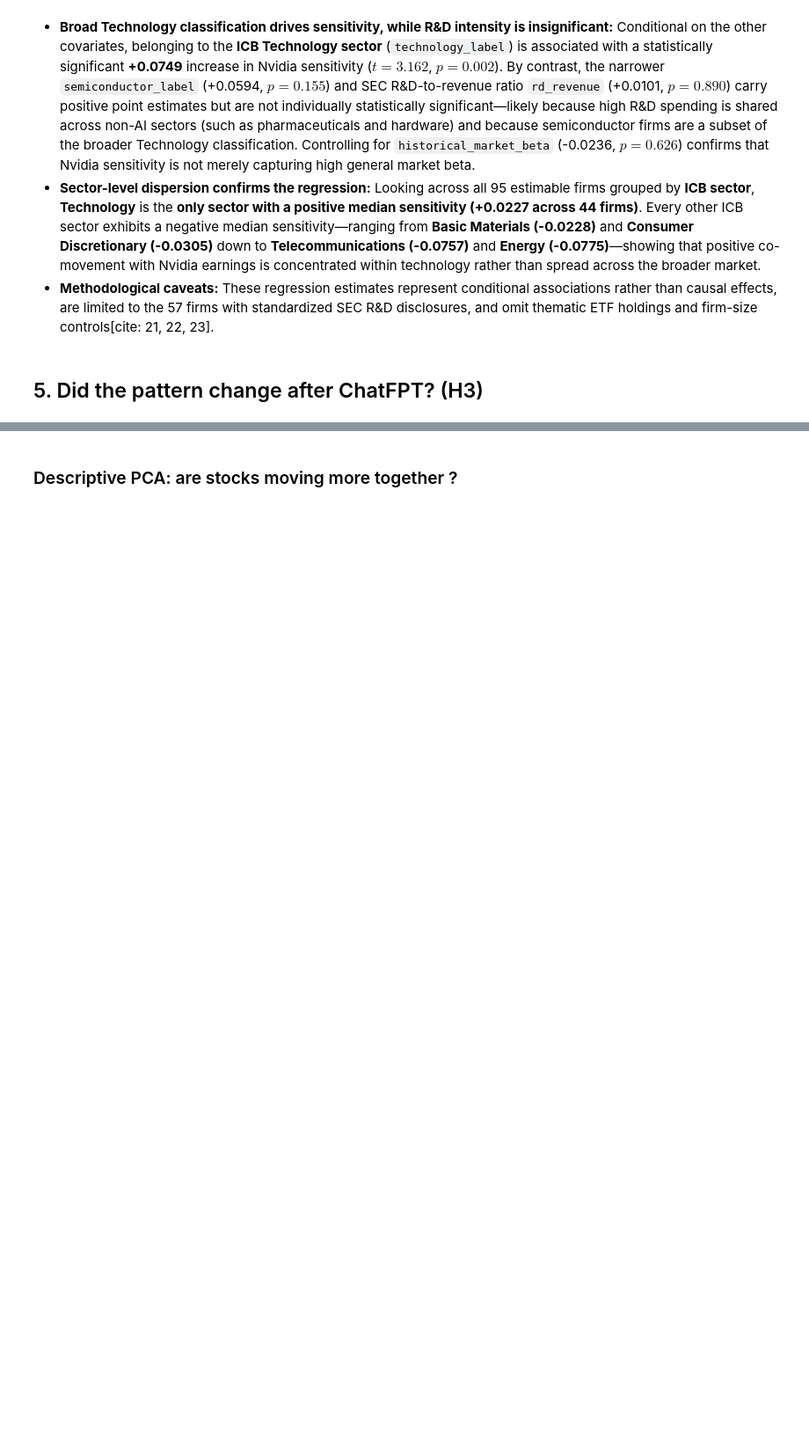
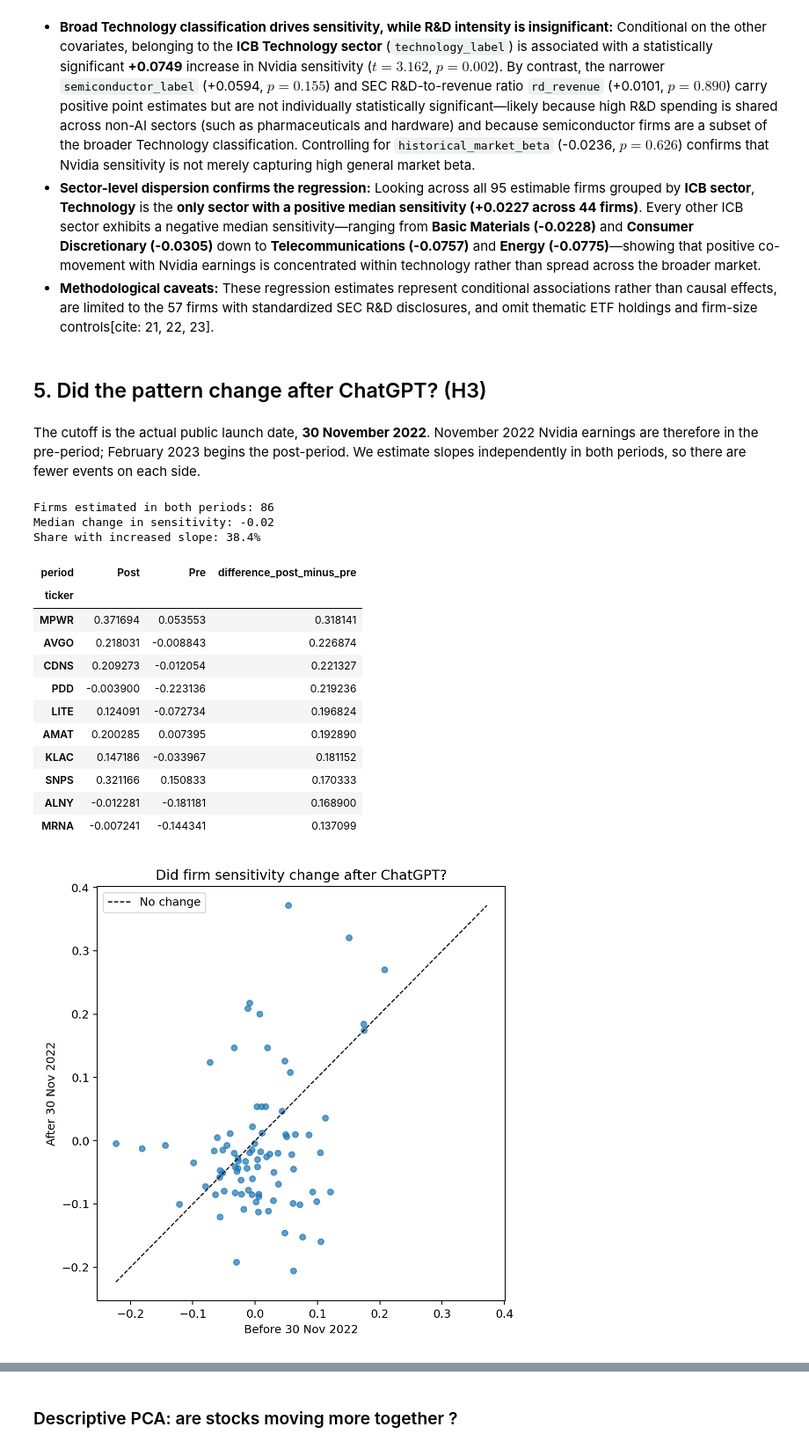
Before and after one commit to ayarhazi/ai-exposure-financial-markets, a Jupyter notebook: notebook1.ipynb, the cells around one changed output, grey strips where cells are left out. Shown at 88% size. Cells and saved outputs as stored; diff of their text form; code cells hidden in the pictures; blank space fills up the shorter version.

```diff
--- a/notebook1.ipynb
+++ b/notebook1.ipynb
@@ -333,4 +333,42 @@ Notes:
 * **Sector-level dispersion confirms the regression:** Looking across all 95 estimable firms grouped by **ICB sector**, **Technology** is the **only sector with a positive median sensitivity (+0.0227 across 44 firms)**. Every other ICB sector exhibits a negative median sensitivity—ranging from **Basic Materials (-0.0228)** and **Consumer Discretionary (-0.0305)** down to **Telecommunications (-0.0757)** and **Energy (-0.0775)**—showing that positive co-movement with Nvidia earnings is concentrated within technology rather than spread across the broader market.
 * **Methodological caveats:** These regression estimates represent conditional associations rather than causal effects, are limited to the 57 firms with standardized SEC R&D disclosures, and omit thematic ETF holdings and firm-size controls[cite: 21, 22, 23].
 # %% [markdown]
-## 5. Did the pattern change after ChatFPT? (H3)
+## 5. Did the pattern change after ChatGPT? (H3)
+# %% [markdown]
+The cutoff is the actual public launch date, **30 November 2022**. November 2022 Nvidia earnings are therefore in the pre-period; February 2023 begins the post-period.
+We estimate slopes independently in both periods, so there are fewer events on each side.
+# %%
+# we estimate pre and post ChatGPT slopes separately
+firm_period_slopes = pre_post_sensitivity(firm_panel, cutoff=settings.cutoff_chatgpt,
+                                          min_events=settings.min_events_per_slope)
+
+# we keep only the firms with enough events in both periods
+wide = firm_period_slopes.pivot(index="ticker", columns="period", values="sensitivity").dropna()
+if {"Pre", "Post"}.issubset(wide.columns) and len(wide) >= 3:
+    wide["difference_post_minus_pre"] = wide["Post"] - wide["Pre"]
+    print("Firms estimated in both periods:", len(wide))
+    print("Median change in sensitivity:", round(wide.difference_post_minus_pre.median(), 3))
+    print("Share with increased slope:", f"{100*wide.difference_post_minus_pre.gt(0).mean():.1f}%")
+    display(wide.sort_values("difference_post_minus_pre", ascending=False).head(10))
+    plot_pre_post(firm_period_slopes, FIGURES / "03_sensitivity_pre_post.png")
+    display(Image(filename=str(FIGURES / "03_sensitivity_pre_post.png")))
+    wide.to_csv(PROCESSED / "firm_pre_post.csv")
+else:
+    print("Not enough pre/post events. Check the date coverage before interpreting H3.")
+# %% [output]
+Firms estimated in both periods: 86
+Median change in sensitivity: -0.02
+Share with increased slope: 38.4%
+| period | Post | Pre | difference_post_minus_pre |
+| ticker |  |  |  |
+| MPWR | 0.371694 | 0.053553 | 0.318141 |
+| AVGO | 0.218031 | -0.008843 | 0.226874 |
+| CDNS | 0.209273 | -0.012054 | 0.221327 |
+| PDD | -0.003900 | -0.223136 | 0.219236 |
+| LITE | 0.124091 | -0.072734 | 0.196824 |
+| AMAT | 0.200285 | 0.007395 | 0.192890 |
+| KLAC | 0.147186 | -0.033967 | 0.181152 |
+| SNPS | 0.321166 | 0.150833 | 0.170333 |
+| ALNY | -0.012281 | -0.181181 | 0.168900 |
+| MRNA | -0.007241 | -0.144341 | 0.137099 |
+[figure, added]
```
Also changed, not shown: parts of 4 cells of this notebook.
